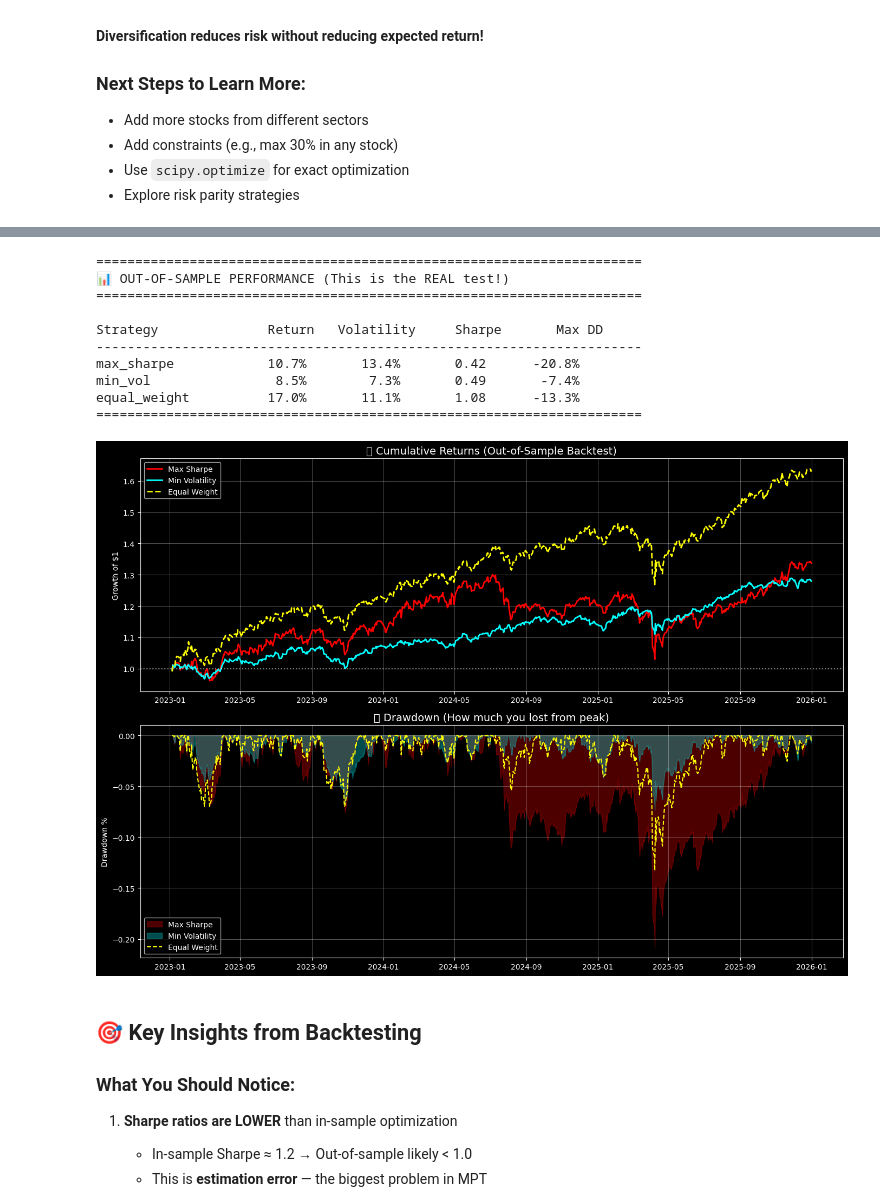
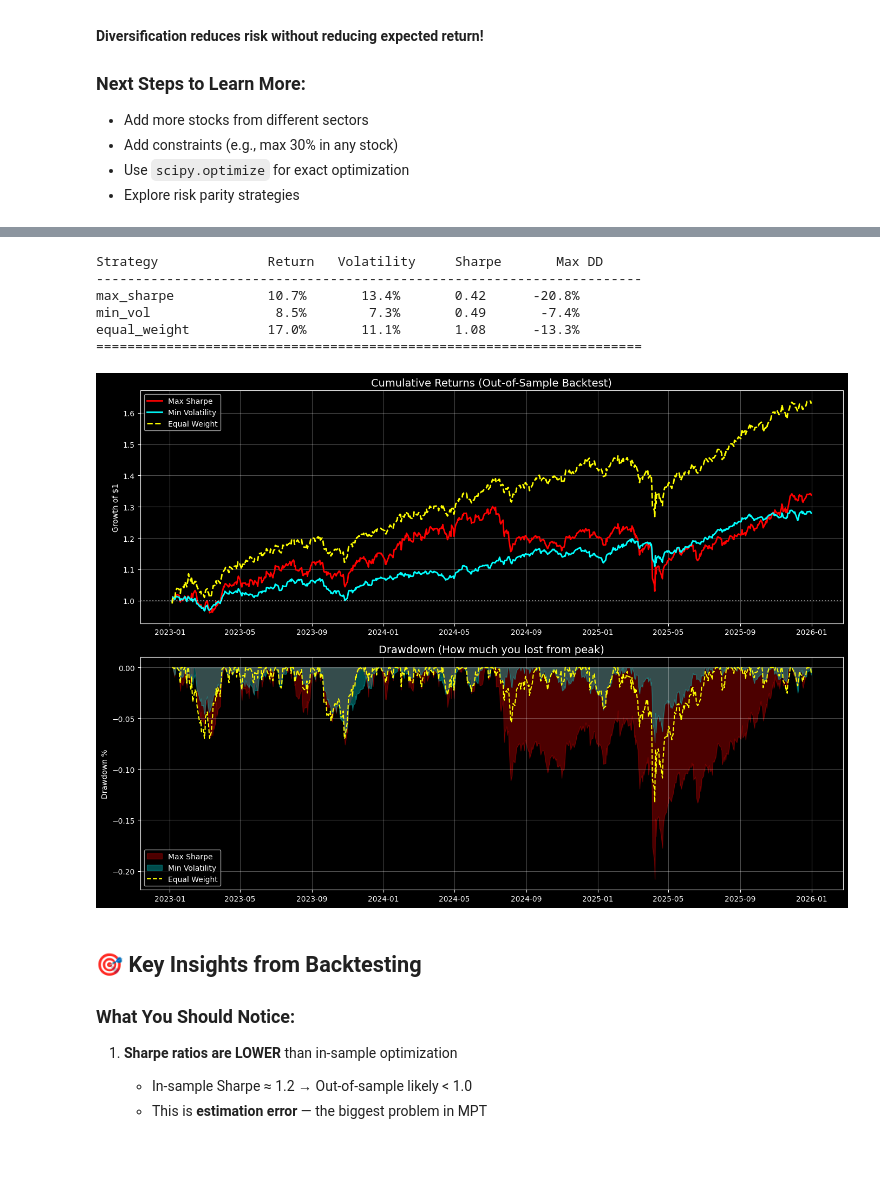
Before and after one commit to zakariabouy/PORTFOLIO-OPTIMIZER, a Jupyter notebook: Portfolio_Optimizer.ipynb, the cells around one changed output, grey strips where cells are left out. Saved outputs shown, nothing was run; the diff lists cells and outputs as text; code cells hidden in the pictures; blank space fills up the shorter version.

```diff
--- a/Portfolio_Optimizer.ipynb
+++ b/Portfolio_Optimizer.ipynb
@@ -76,15 +77,24 @@ Before we can optimize a portfolio, we need **historical price data**.
 - **DataFrame**: A 2D table - rows are dates, columns are stocks
 # %%
 def fetch_stock_data(tickers, start_date, end_date):
-    # Download data using yfinance
-    data = yf.download(tickers, start=start_date, end=end_date)
+    """Download adjusted close prices and return a clean DataFrame."""
+    data = yf.download(
+        tickers,
+        start=start_date,
+        end=end_date,
+        auto_adjust=True,
+        progress=False
+    )
 
-    # Get closing prices (already adjusted in newer yfinance)
-    prices = data['Close']
+    # yfinance returns MultiIndex columns for multiple tickers.
+    if isinstance(data.columns, pd.MultiIndex):
+        prices = data['Close'].copy()
+    else:
+        # Single ticker path: convert Close to a one-column DataFrame.
+        ticker_name = tickers if isinstance(tickers, str) else tickers[0]
+        prices = data[['Close']].rename(columns={'Close': ticker_name})
 
-    # Remove any rows with missing values
-    prices = prices.dropna()
-
+    prices = prices.dropna(how='all').ffill().dropna()
     return prices
 # %%
 # Fetch the stock data
@@ -321,14 +356,14 @@ def portfolio_sharpe(weights, expected_returns, cov_matrix, rf_rate=0.05):
 exp_ret_array = annual_returns.values
 cov_array = cov_matrix.values
 
-# Example: Equal weight portfolio (10% each)
-equal_weights = np.array([0.1, 0.1, 0.1, 0.1, 0.1, 0.1, 0.1, 0.1 , 0.1, 0.1])  # Adjust if you have more/less stocks
+# Example: Equal weight portfolio (works for any number of stocks)
+equal_weights = np.ones(len(exp_ret_array)) / len(exp_ret_array)
 
 eq_return = portfolio_return(equal_weights, exp_ret_array)
 eq_vol = portfolio_volatility(equal_weights, cov_array)
 eq_sharpe = portfolio_sharpe(equal_weights, exp_ret_array, cov_array, RISK_FREE_RATE)
 
-print("📊 EQUAL WEIGHT PORTFOLIO EXAMPLE (10% each)")
+print("📊 EQUAL WEIGHT PORTFOLIO EXAMPLE")
 print("=" * 50)
 print(f"   Expected Return: {eq_return:.1%}")
 print(f"   Volatility:      {eq_vol:.1%}")
@@ -823,19 +899,13 @@ for strategy in ['max_sharpe', 'min_vol', 'equal_weight']:
     metrics[strategy] = calc_metrics(backtest_results[strategy])
 
 # Display comparison
-print("=" * 70)
-print("📊 OUT-OF-SAMPLE PERFORMANCE (This is the REAL test!)")
-print("=" * 70)
+
 print(f"\n{'Strategy':<15} {'Return':>12} {'Volatility':>12} {'Sharpe':>10} {'Max DD':>12}")
 print("-" * 70)
 for strategy, m in metrics.items():
     print(f"{strategy:<15} {m['Annual Return']:>11.1%} {m['Annual Volatility']:>11.1%} {m['Sharpe Ratio']:>10.2f} {m['Max Drawdown']:>11.1%}")
 print("=" * 70)
 # %% [output]
-======================================================================
-📊 OUT-OF-SAMPLE PERFORMANCE (This is the REAL test!)
-======================================================================
-
 Strategy              Return   Volatility     Sharpe       Max DD
 ----------------------------------------------------------------------
 max_sharpe            10.7%       13.4%       0.42      -20.8%
@@ -845,35 +915,35 @@ equal_weight          17.0%       11.1%       1.08      -13.3%
 # %%
 # Visualize cumulative returns
 fig, axes = plt.subplots(2, 1, figsize=(14, 10))
 
 # Plot 1: Cumulative returns (wealth growth)
 ax1 = axes[0]
 ax1.plot(cumulative.index, cumulative['max_sharpe'], label='Max Sharpe', linewidth=2, color='red')
 ax1.plot(cumulative.index, cumulative['min_vol'], label='Min Volatility', linewidth=2, color='cyan')
 ax1.plot(cumulative.index, cumulative['equal_weight'], label='Equal Weight', linewidth=2, color='yellow', linestyle='--')
-ax1.set_title('📈 Cumulative Returns (Out-of-Sample Backtest)', fontsize=14)
+ax1.set_title('Cumulative Returns (Out-of-Sample Backtest)', fontsize=14)
 ax1.set_ylabel('Growth of $1')
 ax1.legend(loc='upper left')
 ax1.grid(True, alpha=0.3)
 ax1.axhline(y=1, color='white', linestyle=':', alpha=0.5)
 
 # Plot 2: Drawdown
 running_max = cumulative.cummax()
 drawdown = (cumulative - running_max) / running_max
 
 ax2 = axes[1]
 ax2.fill_between(drawdown.index, drawdown['max_sharpe'], 0, alpha=0.3, color='red', label='Max Sharpe')
 ax2.fill_between(drawdown.index, drawdown['min_vol'], 0, alpha=0.3, color='cyan', label='Min Volatility')
 ax2.plot(drawdown.index, drawdown['equal_weight'], color='yellow', linestyle='--', label='Equal Weight')
-ax2.set_title('📉 Drawdown (How much you lost from peak)', fontsize=14)
+ax2.set_title('Drawdown (How much you lost from peak)', fontsize=14)
 ax2.set_ylabel('Drawdown %')
 ax2.legend(loc='lower left')
 ax2.grid(True, alpha=0.3)
 
 plt.tight_layout()
 plt.show()
 # %% [output]
-[figure, old version]
+[figure, new version]
 # %% [markdown]
 ## 🎯 Key Insights from Backtesting
 
```
Also changed, not shown: parts of 45 cells of this notebook, 1 other file.
